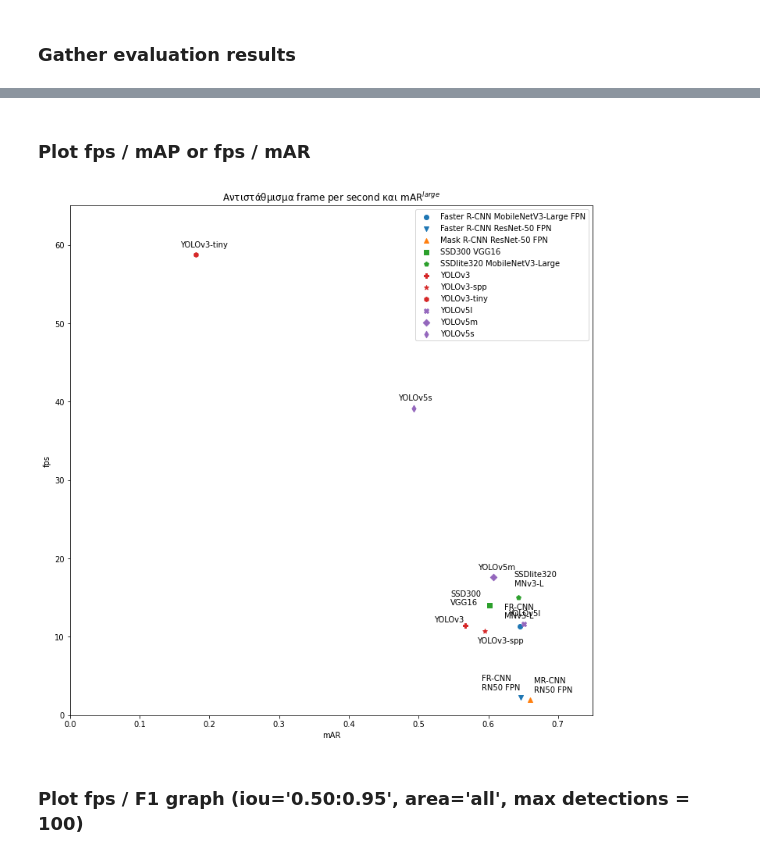
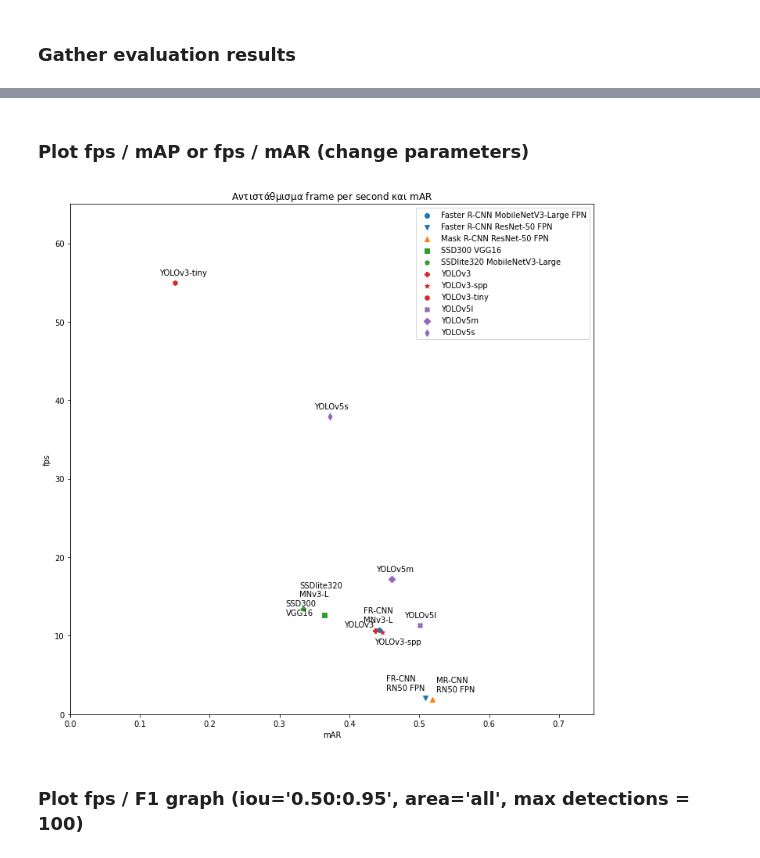
Before and after one commit to joangog/object-detection, a Jupyter notebook: coco2017_analysis.ipynb, the cells around one changed output, grey strips where cells are left out. Drawn from its saved outputs; the diff is of its cells as text; code cells hidden in the pictures.

```diff
--- a/coco2017_analysis.ipynb
+++ b/coco2017_analysis.ipynb
@@ -38,14 +38,14 @@ import textwrap as tw
 # %%
 # Mount GDrive directory
 drive.mount('/content/drive')
-results_dir = '/content/drive/MyDrive/object-detection-outputs/coco2017'
+results_dir = '/content/drive/MyDrive/object-detection-results/coco2017'
 results_files = os.listdir(results_dir)
 results_files = [file for file in results_files if ('.csv' in file) and ('coco17' in file)]
 
 print('Files found:')
 
 # Gather results
-results = pd.DataFrame(columns=['model', 'model_params', 'model_gflops', 'fps', 'iou_type', 'metric', 'iou', 'area', 'max_dets', 'score'])
+results = pd.DataFrame(columns=['model', 'model_params', 'model_gflops', 'fps', 'max_mem', 'iou_type', 'metric', 'iou', 'area', 'max_dets', 'score'])
 for file in results_files:
   print(f'\t{file}')
   file_path = os.path.join(results_dir,file)
@@ -58,9 +58,6 @@ markers = ['o','v','^','s','p','P','*','h','X','D','d']
 colors = ['tab:blue','tab:blue','tab:orange','tab:green','tab:green','tab:red','tab:red','tab:red','tab:purple','tab:purple','tab:purple']
 models = results.model.unique()
 models_short = ['FR-CNN MNv3-L','FR-CNN  RN50 FPN','MR-CNN  RN50 FPN', 'SSD300 VGG16', 'SSDlite320 MNv3-L', 'YOLOv3', 'YOLOv3-spp','YOLOv3-tiny','YOLOv5l', 'YOLOv5m', 'YOLOv5s']
-
-print('\n')
-results
 # %% [output]
 Drive already mounted at /content/drive; to attempt to forcibly remount, call drive.mount("/content/drive", force_remount=True).
 Files found:
@@ -91,72 +134,71 @@ Files found:
 # %% [markdown]
-### Plot  fps / mAP or fps / mAR
+### Plot  fps / mAP or fps / mAR (change parameters)
 # %%
 # Parameters
-metric = 'avg_recall'
+metric_name = 'avg_recall'
 iou = '0.50:0.95'
-area = 'large'
+area = 'all'
 max_dets = 100
 
-show_iou = True if not iou == '0.50:0.95' else False  # show area in plot title or not
+# Flags
+show_iou = True if not iou == '0.50:0.95' else False  # show iou in plot title or not
 show_area = True if not area == 'all' else False  # show area in plot title or not
 show_max_dets = False  # show max_dets in plot title or not
 
-# Get plot data
-plot_data = results[
+# Get metric values
+metric = results[
               (results['iou_type'] == 'bbox') &
-              (results['metric'] == metric) &
+              (results['metric'] == metric_name) &
               (results['iou'] == iou) &
               (results['area'] == area) &
               (results['max_dets'] == max_dets)
-              ]
-fps_val = plot_data['fps'].values
-metric_val = plot_data['score'].values  # mAP or mAR
+              ]['score'].values
 
 # Start plotting
 plt.figure(figsize=(12,12))
 
 metric_superscript = f'{area},max={max_dets}' if show_area & show_max_dets else area if show_area else f'max={max_dets}' if show_max_dets else ''  # metric superscript for the plot's title
-metric_name = 'mAP' if metric == 'avg_precision' else 'mAR' if metric == 'avg_recall' else ''  # metric name for the plot's title
+metric_name_short = 'mAP' if metric_name == 'avg_precision' else 'mAR' if metric_name == 'avg_recall' else ''  # metric name for the plot's title
 iou_script = f'@[{iou.replace("0.",".")}]' if show_iou else ''  # iou script for plot's title
-plt.title('Αντιστάθμισμα frame per second και ' + metric_name + '$^{' + metric_superscript + '}$' + iou_script )
+plt.title('Αντιστάθμισμα frame per second και ' + metric_name_short + '$^{' + metric_superscript + '}$' + iou_script )
 
-plt.xlabel(metric_name)
+plt.xlabel(metric_name_short)
 plt.ylabel('fps')
 
-if metric == 'avg_precision':
+if metric_name == 'avg_precision':
   plt.xlim((0,0.65))
   plt.ylim((0,65))
-elif metric == 'avg_recall':
+elif metric_name == 'avg_recall':
   plt.xlim((0,0.75))
   plt.ylim((0,65))
 
 for i in range(len(models)):
-  # Annotation distance tuning
+  # Point annotation distance tuning
   xytext = (-20,10)
   if models[i] == 'SSD300 VGG16':
     xytext = (-50,0)  # try (-20,10) or (-5,10) or (-50,0)
   elif models[i] == 'SSDlite320 MobileNetV3-Large':
     xytext = (-5,15)  # try (-20,10) or (-5,15)
   elif models[i] == 'Faster R-CNN MobileNetV3-Large FPN':
    xytext = (-20,10) # try (-20,10) or (-55,10)
   elif models[i] == 'Faster R-CNN ResNet-50 FPN':
     xytext = (-50,10)  # try (-50,10)
   elif models[i] == 'Mask R-CNN ResNet-50 FPN':
     xytext = (5,10)  # try (-20,10) or (5,10)
   elif models[i] == 'YOLOv3-spp':
    xytext = (-10,-15)  # try (-20,10) or (-10,10) or (-60,10) or (-10,-15)
   elif models[i] == 'YOLOv3':
     xytext = (-40,5)  # try (-20,15) or (-10,15) or (-40,5)
-  # Annotations
-  plt.annotate(tw.fill(models_short[i], width=11), (metric_val[i], fps_val[i]), xytext=xytext, textcoords='offset points')
+  # Point annotations
+  plt.annotate(tw.fill(models_short[i], width=11), (metric[i], fps_val[i]), xytext=xytext, textcoords='offset points')
   # Scatter plot
-  plt.scatter(metric_val[i],fps_val[i],marker=markers[i],color=colors[i])
+  plt.scatter(metric[i],fps[i],marker=markers[i],color=colors[i])
 
 plt.legend(models, scatterpoints=1)
 
 plt.show()
 # %% [output]
-[figure, old version]
+[figure, new version]
 # %% [markdown]
 ### Plot fps / F1 graph (iou='0.50:0.95', area='all', max detections = 100)
 # %%
```
Also changed, not shown: parts of 8 cells of this notebook.
